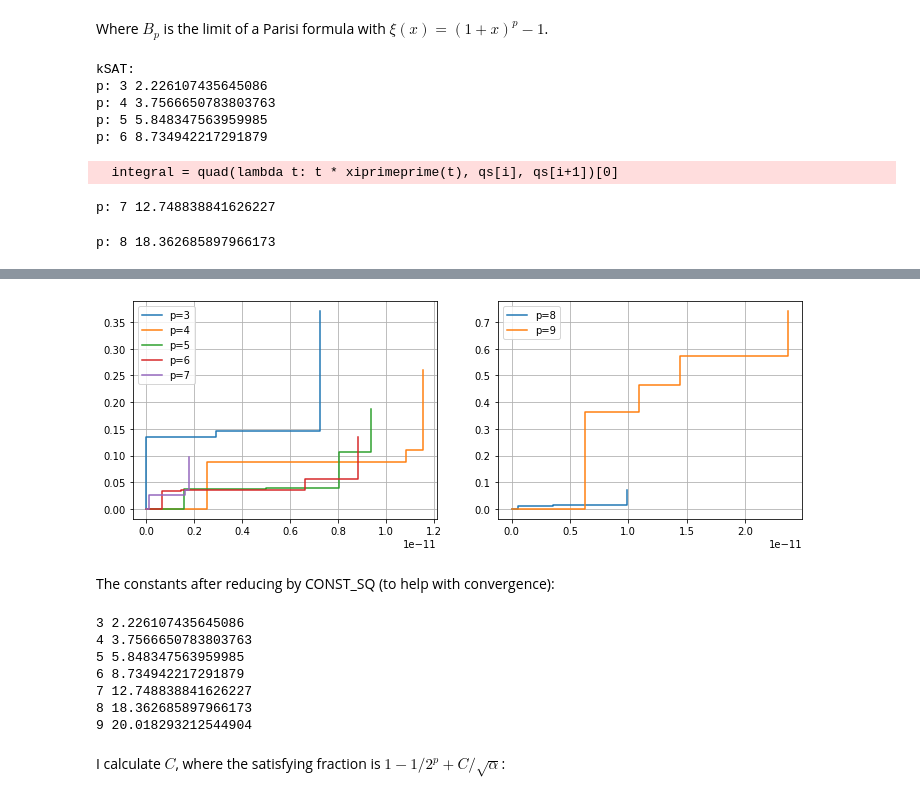
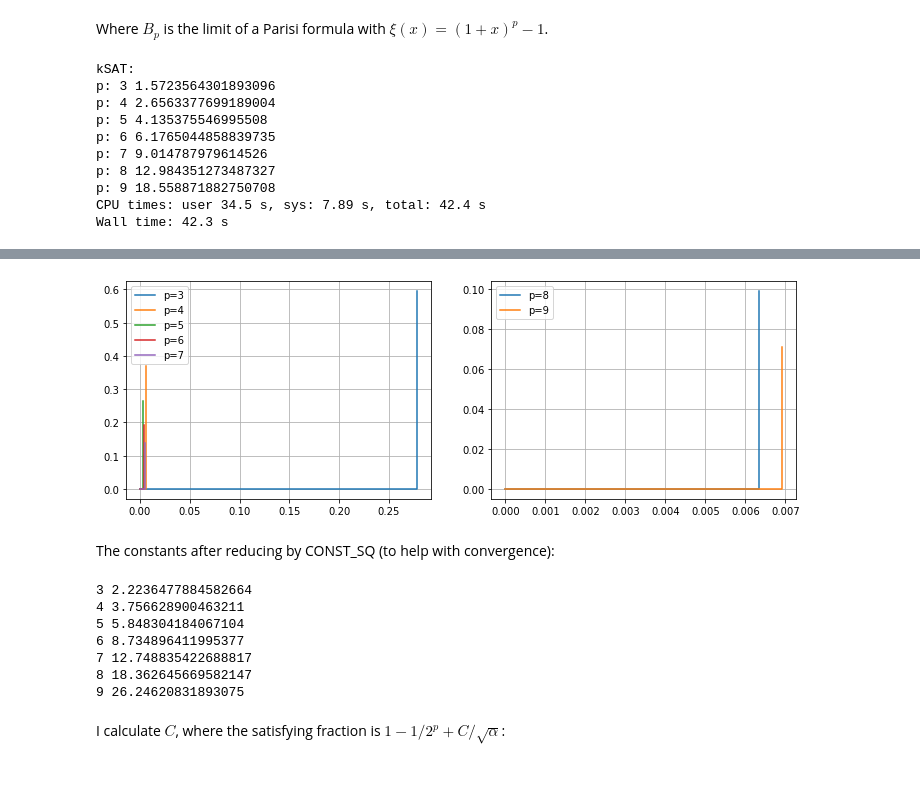
Before and after one commit to marwahaha/QuAIL-2021, a Jupyter notebook: parisi.ipynb, the cells around one changed output, grey strips where cells are left out. Drawn from its saved outputs; the diff is of its cells as text; code cells hidden in the pictures.

```diff
--- a/parisi.ipynb
+++ b/parisi.ipynb
@@ -58,4 +45,0 @@ This defines the expectation value.
-# %%
-INPS = np.linspace(-20,20, 40001)
-PDF_INPS = stats.norm.pdf(INPS)/1000
-assert np.allclose(sum(PDF_INPS),1), sum(PDF_INPS)
@@ -66,3 +46,16 @@ def Expectation(f):
+# %%
+def psi0(qs, ms):
+    a_s = np.array([a(qs, l) for l in range(len(qs)-1)])
+    start = 0
+    for i in range(len(grid)):
+        start += a_s[i]*grid[i]
+    start =  np.abs(start)
+    # 1 to k
+    for i in list(range(1, k+1))[::-1]:
+        start = logsumexp(ms[i]*start, b=PDF_INPS, axis=i)/ms[i]
+    # 0
+    start = np.sum(PDF_INPS*start, axis=0)
+    return start
 # %% [markdown]
 The penalty term in the operator is $0.5 \int_0^1 f(t)  t \xi^{''}(t) dt = 0.5 \sum_{i=0}^k \int_{q_i}^{q_{i+1}} m_i t \xi^{''}(t) dt$
 # %%
@@ -82,25 +75,31 @@ def test(inp):
     inp_qs,inp_ms= inp[:k],inp[k:]
 
     # if bad input, return a large number
-    if np.any(np.array(inp) < 0) or sum(inp_ms) > 1 or sum(inp_qs) > 1:
+    if np.any(np.array(inp) < 0) or sum(inp_ms) > 2 or sum(inp_qs) > 1:
         return 10000
 
     qs = np.array([0,*[sum(inp_qs[:i+1]) for i in range(k)],1])
     ms = np.array([0,*[sum(inp_ms[:i+1]) for i in range(k)]])
-    return psi(qs, ms, 0)(0) - penalty(qs, ms)
+    output =  psi0(qs, ms) - penalty(qs, ms)
+    return output
 # %% [markdown]
 ## Evaluating the Parisi formula
 # %%
-%%time
+print("kXOR:")
 
-print("kXOR:")
+# k is number of jumps
+k=1
+# if this range is too small, it fails at higher k
+INPS = np.linspace(-30,30, 1000)
+PDF_INPS = stats.norm.pdf(INPS)
+PDF_INPS = PDF_INPS/np.sum(PDF_INPS)
+assert np.allclose(sum(PDF_INPS),1), sum(PDF_INPS)
+grid = np.meshgrid(*[INPS]*(k+1), indexing='ij')
 
 # pure p-spin model; p=2 is SK model
 ps = range(2, 35)
-# number of jumps
-k=3
 # if C_psq is too low, my convergence is not very good.
-C_psq = 3
+C_psq = 2
 
 num_vert_plots = int(np.ceil(len(ps)/10))
 fig, axs = plt.subplots(num_vert_plots, 2, figsize=(12, 4*num_vert_plots))
@@ -117,7 +116,7 @@ for idx in range(len(ps)):
 
     # find best function from minimizer
     best = None
-    for _ in range(4):
+    for _ in range(1):
         opt = minimize(test,
                        [np.random.random()/k for _ in range(2*k)],
                        method='Powell',
@@ -303,11 +302,9 @@ Where $B_p$ is the limit of a Parisi formula with $\xi(x) = (1+x)^p - 1$.
 print("kSAT:")
 
 ksat_ps = range(3, 10)
-# number of jumps
-k=4
 
 # CONST_SQ may affect my convergence.
-CONST_SQ = 1
+CONST_SQ = 0.5
 
 num_vert_plots = int(np.ceil(len(ksat_ps)/10))
 fig, axs = plt.subplots(num_vert_plots, 2, figsize=(12, 4*num_vert_plots))
@@ -324,7 +321,7 @@ for idx in range(len(ksat_ps)):
 
     # find best function from minimizer
     best = None
-    for _ in range(10):
+    for _ in range(1):
         opt = minimize(test,
                        [np.random.random()/k for _ in range(2*k)],
                        method='Powell',
@@ -347,10 +344,12 @@ ax.legend()
 outs = np.array(outs)
 # %% [output]
 kSAT:
-p: 3 2.226107435645086
-p: 4 3.7566650783803763
-p: 5 5.848347563959985
-p: 6 8.734942217291879
+p: 3 1.5723564301893096
+p: 4 2.6563377699189004
+p: 5 4.135375546995508
+p: 6 6.1765044858839735
+p: 7 9.014787979614526
+p: 8 12.984351273487327
+p: 9 18.558871882750708
+CPU times: user 34.5 s, sys: 7.89 s, total: 42.4 s
+Wall time: 42.3 s
-  integral = quad(lambda t: t * xiprimeprime(t), qs[i], qs[i+1])[0]
-p: 7 12.748838841626227
-p: 8 18.362685897966173
@@ -360,4 +356,4 @@ Wall time: 1min 38s
-[figure, old version]
+[figure, new version]
 # %% [markdown]
 The constants after reducing by CONST_SQ (to help with convergence):
 # %%
@@ -366,13 +362,13 @@ ksats_scaled = outs * CONST_SQ**-0.5
 for p,o in zip(ksat_ps, ksats_scaled):
     print(p, o)
 # %% [output]
-3 2.226107435645086
-4 3.7566650783803763
-5 5.848347563959985
-6 8.734942217291879
-7 12.748838841626227
-8 18.362685897966173
-9 20.018293212544904
+3 2.2236477884582664
+4 3.756628900463211
+5 5.848304184067104
+6 8.734896411995377
+7 12.748835422688817
+8 18.362645669582147
+9 26.24620831893075
 # %% [markdown]
 I calculate $C$, where the satisfying fraction is $1-1/2^p + C/\sqrt{\alpha}$:
 # %%
```
Also changed, not shown: parts of 12 cells of this notebook.
